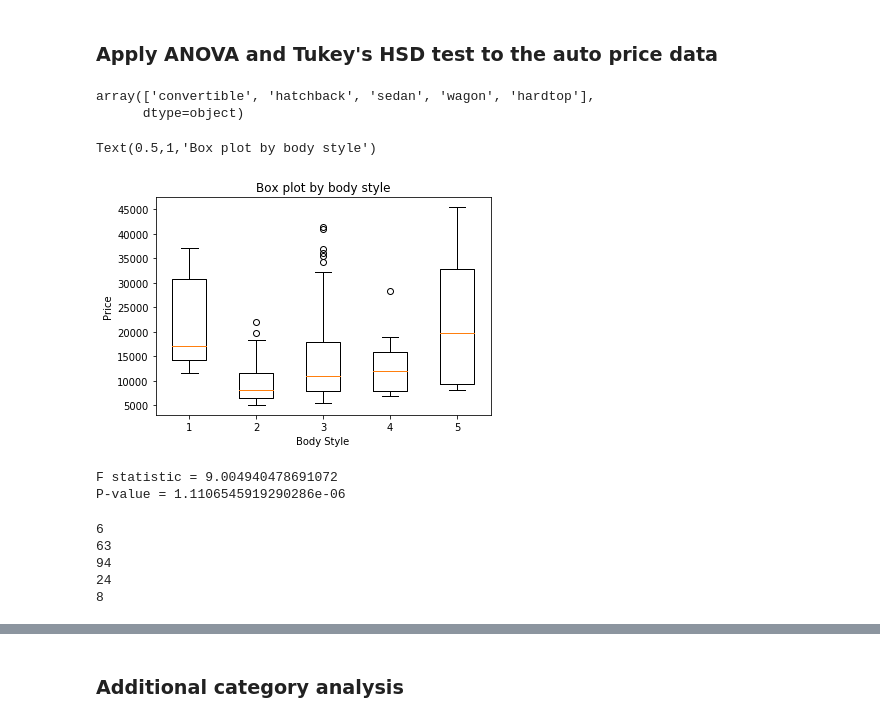
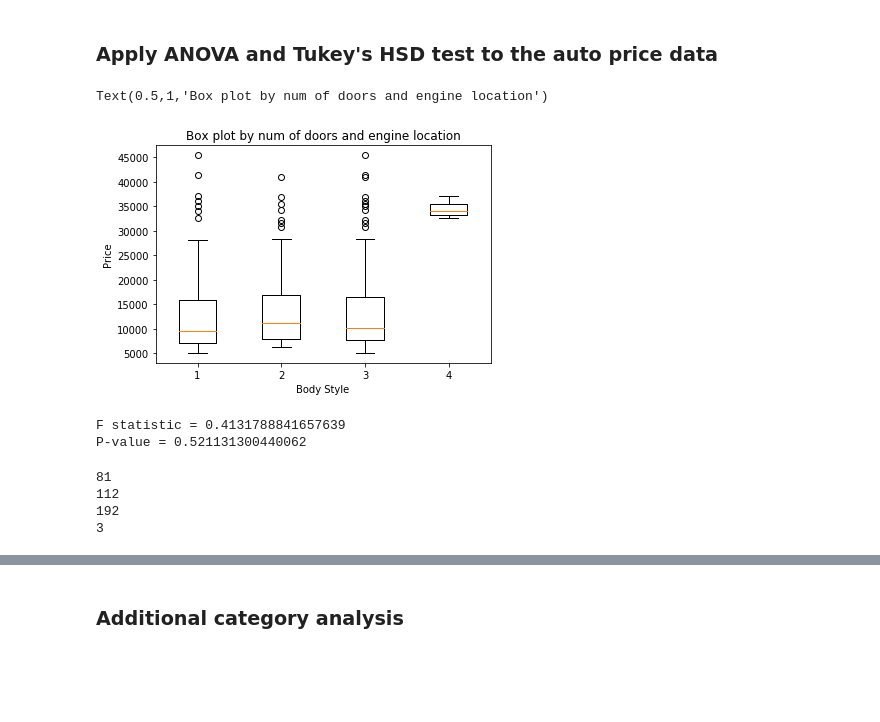
Before and after one commit to ryanarbow/uw_data_science, a Jupyter notebook: DS_methods_and_tools_2/RyanArbow-M02-HypothesisSim.ipynb, the cells around one changed output, grey strips where cells are left out. Drawn from its saved outputs; the diff is of its cells as text; code cells hidden in the pictures; blank space fills up the shorter version.

```diff
--- a/DS_methods_and_tools_2/RyanArbow-M02-HypothesisSim.ipynb
+++ b/DS_methods_and_tools_2/RyanArbow-M02-HypothesisSim.ipynb
@@ -54,7 +67,3 @@ dtype: object
 # %%
 #create log price
 auto_price['log_price'] = np.log(auto_price.price)
-# %%
-auto_price['highway_mpg'] = auto_price['highway-mpg']
-auto_price['city_mpg'] = auto_price['city-mpg']
-auto_price.drop(columns=['highway-mpg', 'city-mpg'])
@@ -149,0 +70,3 @@ plot_dists(gas_bootstrap_means, diesel_bootstrap_means,
+# %%
+#rename columns
+auto_price.rename(index=str, inplace=True, columns={"num-of-doors": "num_of_doors", "highway-mpg": "highway_mpg", "city-mpg":"city_mpg", "drive-wheels": "drive_wheels", "engine-location": "engine_location", "fuel-type":"fuel_type"})
@@ -422,46 +510,37 @@ dtype: float64
 # %% [markdown]
 ### Apply ANOVA and Tukey's HSD test to the auto price data
-# %%
-#get budy-style data
-auto_price['body-style'].unique()
-# %% [output]
-array(['convertible', 'hatchback', 'sedan', 'wagon', 'hardtop'],
-      dtype=object)
 # %%
 #assign body styles to variables
-con = auto_price.loc[auto_price.loc[:, 'body-style'] == 'convertible', 'price'].tolist()
-hback = auto_price.loc[auto_price.loc[:, 'body-style'] == 'hatchback', 'price'].tolist()
-sed = auto_price.loc[auto_price.loc[:, 'body-style'] == 'sedan', 'price'].tolist()
-wag = auto_price.loc[auto_price.loc[:, 'body-style'] == 'wagon', 'price'].tolist()
-htop = auto_price.loc[auto_price.loc[:, 'body-style'] == 'hardtop', 'price'].tolist()
+two = auto_price.loc[auto_price.loc[:, 'num_of_doors'] == 'two', 'price'].tolist()
+four = auto_price.loc[auto_price.loc[:, 'num_of_doors'] == 'four', 'price'].tolist()
+front = auto_price.loc[auto_price.loc[:, 'engine_location'] == 'front', 'price'].tolist()
+rear = auto_price.loc[auto_price.loc[:, 'engine_location'] == 'rear', 'price'].tolist()
 
-plt.boxplot([con, hback, sed, wag, htop])
+plt.boxplot([con, hback, front, rear])
 plt.ylabel('Price')
 plt.xlabel('Body Style')
-plt.title('Box plot by body style')
+plt.title('Box plot by num of doors and engine location')
 # %% [output]
-Text(0.5,1,'Box plot by body style')
+Text(0.5,1,'Box plot by num of doors and engine location')
-[figure, old version]
+[figure, new version]
 # %%
-f_statistic, p_value = ss.f_oneway(con, hback, sed, wag, htop) # fill in parameters
+f_statistic, p_value = ss.f_oneway(two, four) # fill in parameters
 print('F statistic = ' + str(f_statistic))
 print('P-value = ' + str(p_value))
 # %% [output]
-F statistic = 9.004940478691072
-P-value = 1.1106545919290286e-06
+F statistic = 0.4131788841657639
+P-value = 0.521131300440062
 # %%
 #get length of variables
-print(len(con))
-print(len(hback))
-print(len(sed))
-print(len(wag))
-print(len(htop))
+print(len(two))
+print(len(four))
+print(len(front))
+print(len(rear))
 # %% [output]
-6
-63
-94
-24
-8
+81
+112
+192
+3
 # %%
 #Tukey
 from statsmodels.stats.multicomp import pairwise_tukeyhsd
```
Also changed, not shown: parts of 41 cells of this notebook.
